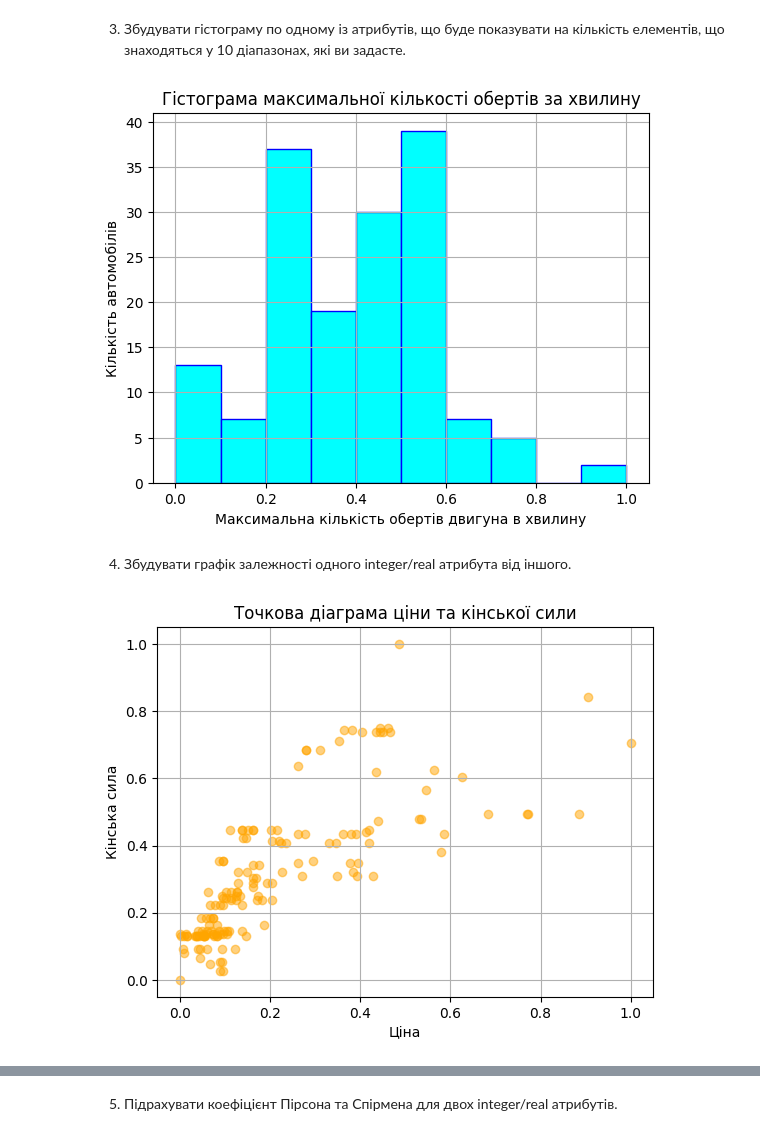
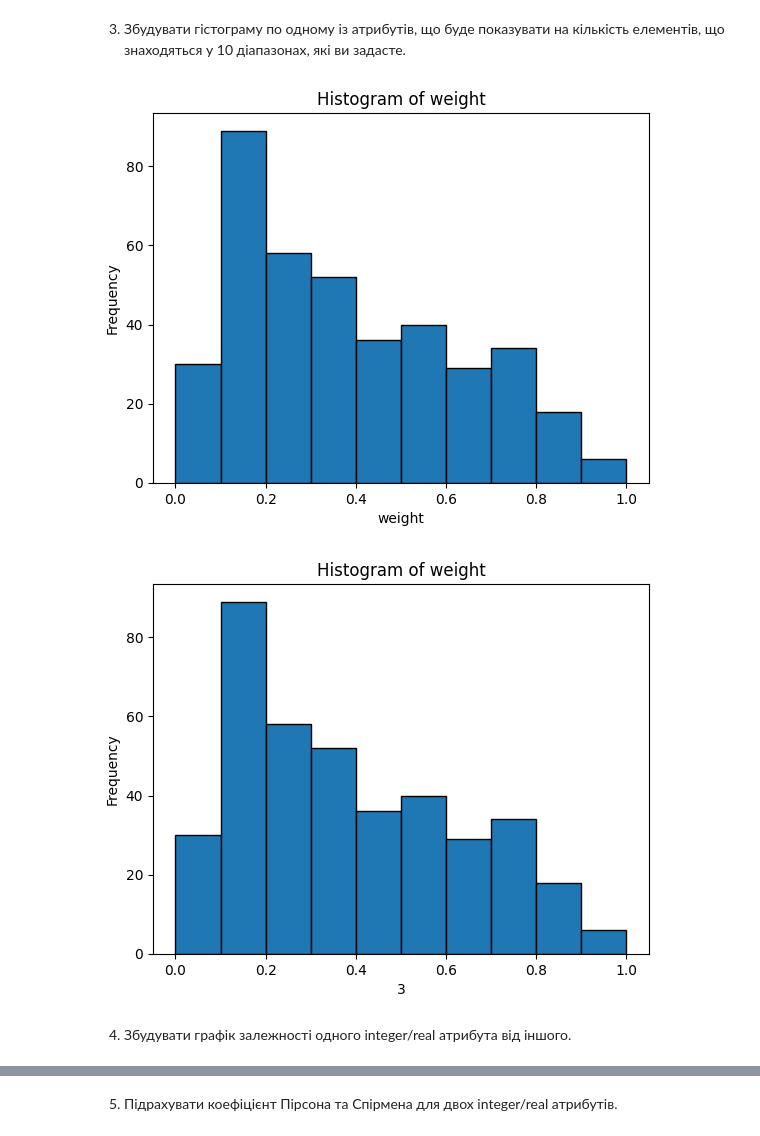
Before and after one commit to BlackWebster17/DataAnalysis, a Jupyter notebook: ADlab4.ipynb, the cells around one changed output, grey strips where cells are left out. Cells and saved outputs as stored; diff of their text form; code cells hidden in the pictures.

```diff
--- a/ADlab4.ipynb
+++ b/ADlab4.ipynb
@@ -382,28 +411,28 @@ print(automobile_df)
 # %% [markdown]
 3. Збудувати гістограму по одному із атрибутів, що буде показувати на
 кількість елементів, що знаходяться у 10 діапазонах, які ви задасте.
-# %%
-column_name = 'peak-rpm'
-bins = [0, 0.1, 0.2, 0.3, 0.4, 0.5, 0.6, 0.7, 0.8, 0.9, 1]
-plt.hist(automobile_df[column_name], bins=bins, edgecolor='blue', color='cyan')
-plt.title(f'Гістограма максимальної кількості обертів за хвилину')
-plt.xlabel('Максимальна кількість обертів двигунa в хвилину')
-plt.ylabel('Кількість автомобілів')
-plt.grid(True)
-plt.show()
-# %% [output]
-[figure, removed]
+# %%
+attribute = 'weight'
+
+bins = [0, 0.1, 0.2, 0.3, 0.4, 0.5, 0.6, 0.7, 0.8, 0.9, 1]
+
+plt.hist(auto_mpg_df[attribute], bins=bins, edgecolor='black')
+plt.xlabel(attribute)
+plt.ylabel('Frequency')
+plt.title('Histogram of ' + attribute)
+plt.show()
+
+attribute = 3
+
+bins = [0, 0.1, 0.2, 0.3, 0.4, 0.5, 0.6, 0.7, 0.8, 0.9, 1]
+
+plt.hist(auto_mpg_np[:, attribute], bins=bins, edgecolor='black')
+plt.xlabel(attribute)
+plt.ylabel('Frequency')
+plt.title(f'Histogram of weight')
+plt.show()
+# %% [output]
+[figure, added]
+[figure, added]
 # %% [markdown]
 4. Збудувати графік залежності одного integer/real атрибута від іншого.
-# %%
-x_variable = 'price'
-y_variable = 'horsepower'
-
-plt.scatter(automobile_df[x_variable], automobile_df[y_variable], color = 'orange', alpha = 0.5)
-plt.xlabel('Ціна')
-plt.ylabel('Кінська сила')
-plt.title(f'Точкова діаграма ціни та кінської сили')
-plt.grid(True)
-plt.show()
-# %% [output]
-[figure, removed]
```
Also changed, not shown: parts of 19 cells of this notebook.
